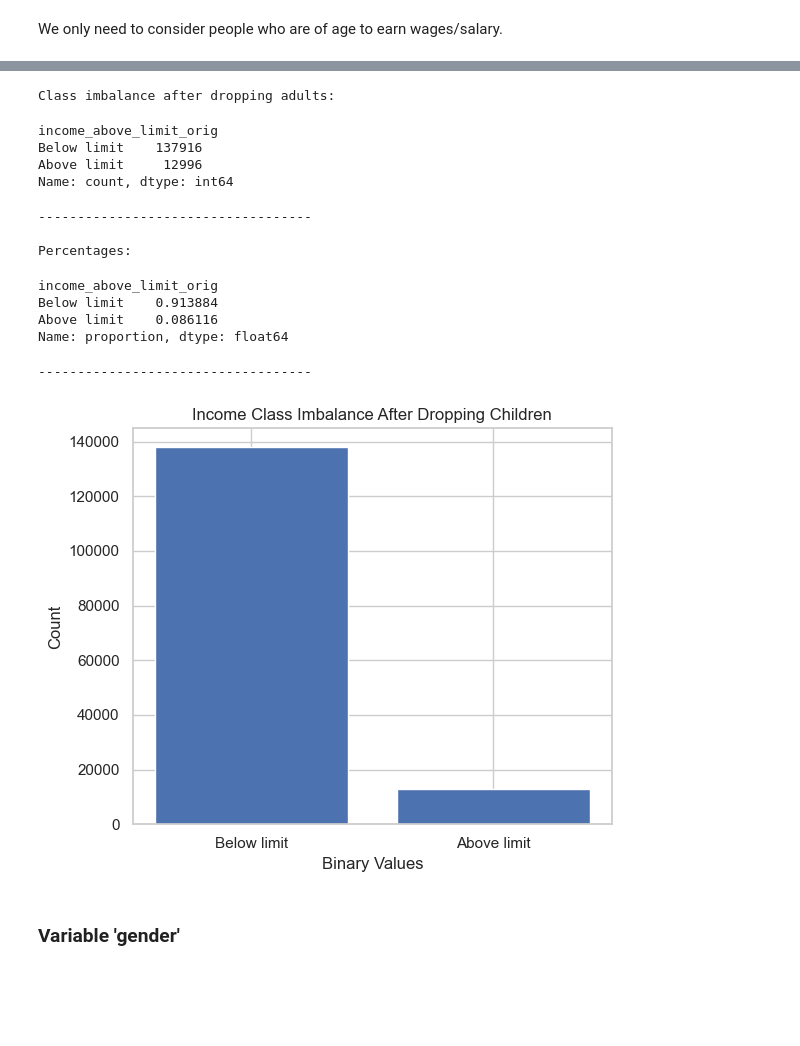
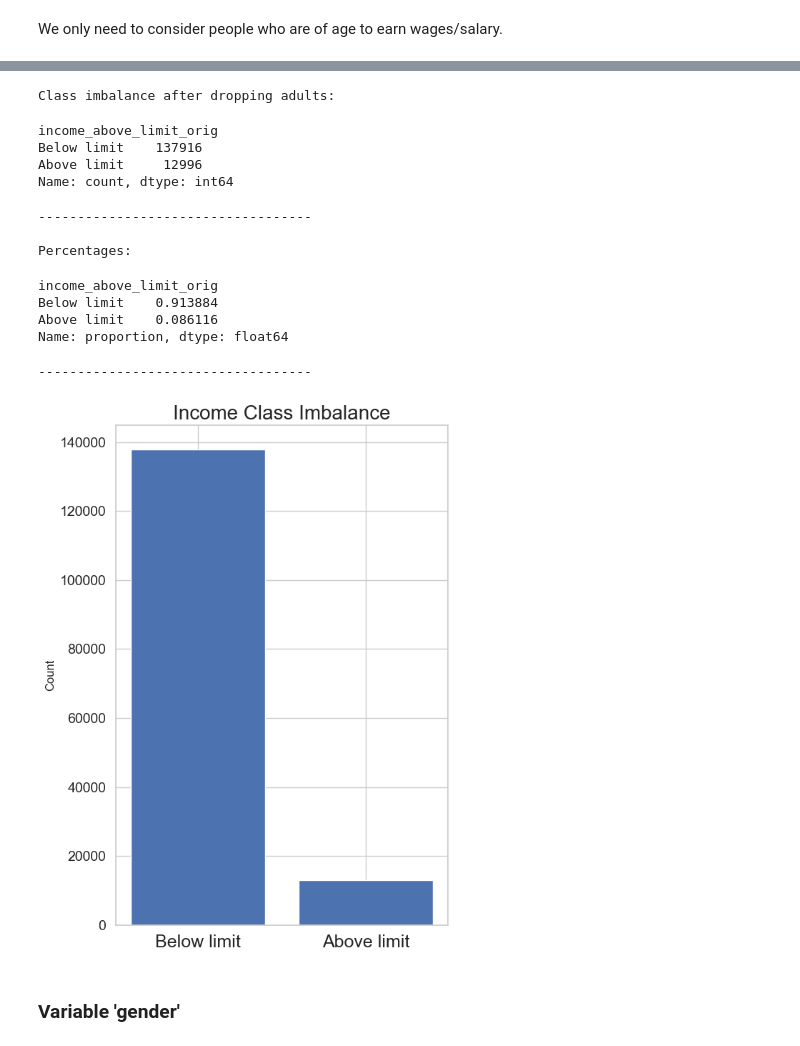
Before and after one commit to hanksnowdon/DataMiningProject, a Jupyter notebook: notebooks/01_EDA.ipynb, the cells around one changed output, grey strips where cells are left out. Cells and saved outputs as stored; diff of their text form; code cells hidden in the pictures; blank space fills up the shorter version.

Commit message:
Add files via upload
Fiddle with charts

```diff
--- a/notebooks/01_EDA.ipynb
+++ b/notebooks/01_EDA.ipynb
@@ -14,7 +18,7 @@ import seaborn as sns
 # %%
 # Set path
 #DATA_PATH = ''
-DATA_PATH = '../dataset'
+DATA_PATH = ''
 data = pd.read_csv(os.path.join(DATA_PATH,'Train.csv'))
 # %%
 # Initial inspection
@@ -157,37 +174,39 @@ strategy['age']='Drop les than 18. We will cut age into bins [18,24,32,45,62,] a
 print('Class imbalance after dropping adults:')
 display(data_18['income_above_limit_orig'].value_counts())
 print('----------------------------------- \n')
 print('Percentages:')
 display(data_18['income_above_limit_orig'].value_counts(normalize=True))
 print('----------------------------------- \n')
 
 # Count the occurrences of each value
 income_value_counts = data_18['income_above_limit_orig'].value_counts()
 
 # Bar chart showing the class imbalance.
-plt.figure(figsize=(6, 5))  # Adjust figure size as needed
+plt.figure(figsize=(6, 8))  # Adjust figure size as needed
 plt.bar(income_value_counts.index, income_value_counts.values )
-plt.xlabel("Binary Values")
 plt.ylabel("Count")
-plt.title("Income Class Imbalance After Dropping Children")
+plt.title("Income Class Imbalance", fontsize=20)
+plt.tick_params(axis='x', labelsize=18)
+plt.tick_params(axis='y', labelsize=14)
+
 plt.xticks(rotation=0)  # Ensure readable x-axis labels
 plt.tight_layout()
 plt.show()
 # %% [output]
 Class imbalance after dropping adults:
 income_above_limit_orig
 Below limit    137916
 Above limit     12996
 Name: count, dtype: int64
 -----------------------------------
 
 Percentages:
 income_above_limit_orig
 Below limit    0.913884
 Above limit    0.086116
 Name: proportion, dtype: float64
 -----------------------------------
-[figure, old version]
+[figure, new version]
 # %% [markdown]
 ### Variable 'gender'
 # %%
```
Also changed, not shown: parts of 10 cells of this notebook.
